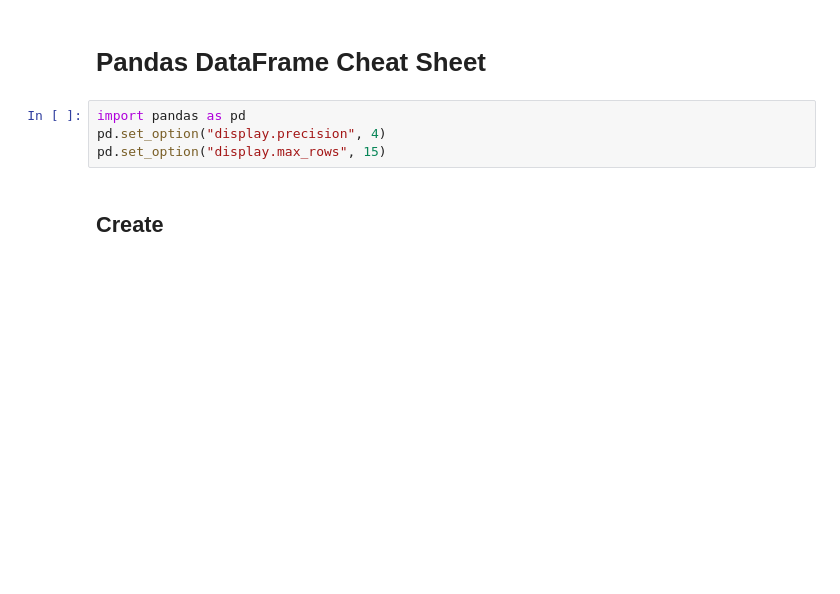
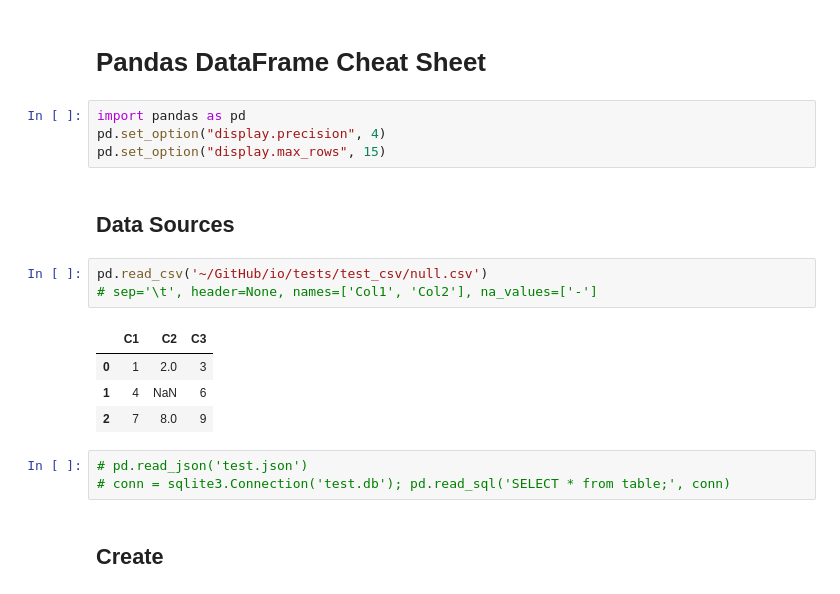
Before and after one commit to ixig/ML_CheatSheets, a Jupyter notebook: ipynb/PandasDataFrameCheatSheet.ipynb, the cells around one changed output. Drawn from its saved outputs; the diff is of its cells as text; blank space fills up the shorter version.

Commit message:
Updated PandasDataFrameCheatSheet and SQLCheatSheet

```diff
--- a/ipynb/PandasDataFrameCheatSheet.ipynb
+++ b/ipynb/PandasDataFrameCheatSheet.ipynb
@@ -4,6 +4,19 @@
 import pandas as pd
 pd.set_option("display.precision", 4)
 pd.set_option("display.max_rows", 15)
+# %% [markdown]
+## Data Sources
+# %%
+pd.read_csv('~/GitHub/io/tests/test_csv/null.csv')
+# sep='\t', header=None, names=['Col1', 'Col2'], na_values=['-']
+# %% [output]
+|  | C1 | C2 | C3 |
+| 0 | 1 | 2.0 | 3 |
+| 1 | 4 | NaN | 6 |
+| 2 | 7 | 8.0 | 9 |
+# %%
+# pd.read_json('test.json')
+# conn = sqlite3.Connection('test.db'); pd.read_sql('SELECT * from table;', conn)
 # %% [markdown]
 ## Create
 # %%
```
Also changed, not shown: 1 other file.
